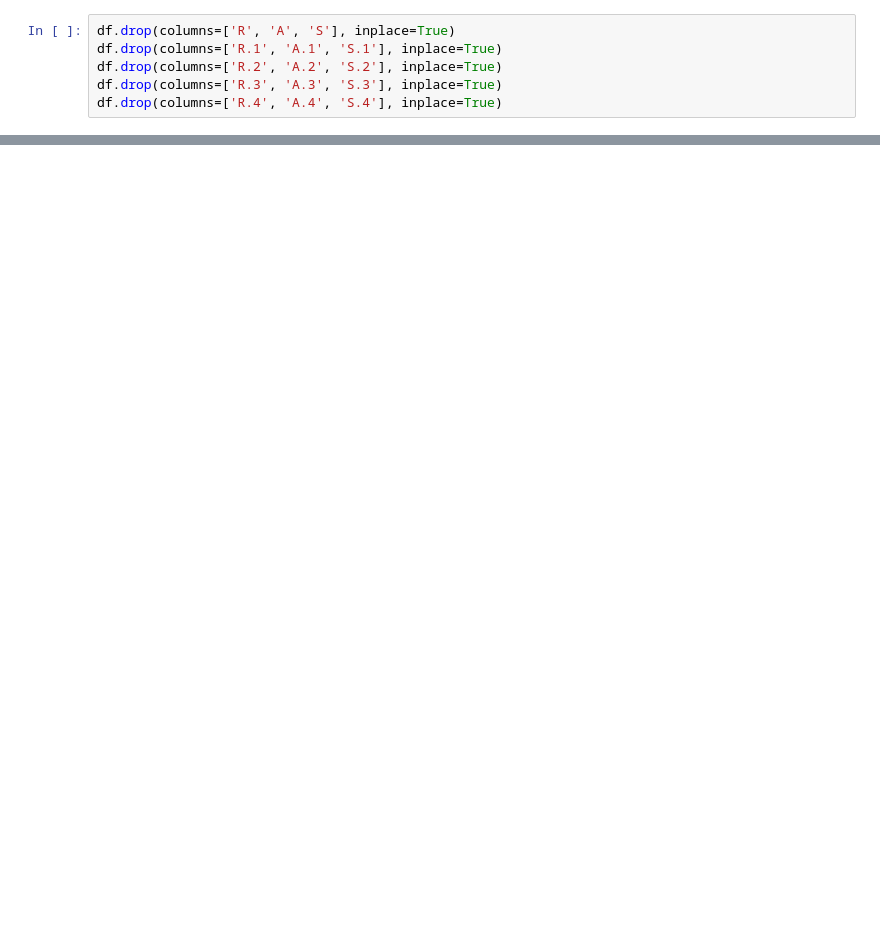
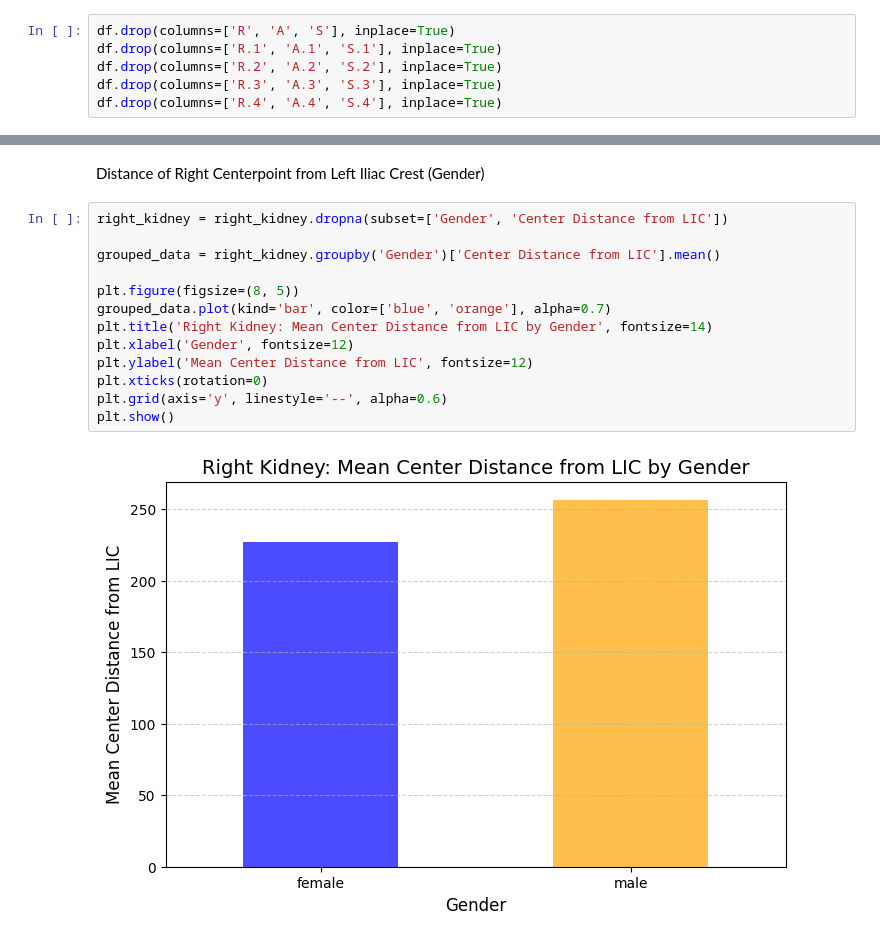
Before and after one commit to legendarychristian/sonovance, a Jupyter notebook: bounding_box.ipynb, the cells around one changed output, grey strips where cells are left out. Drawn from its saved outputs; the diff is of its cells as text; blank space fills up the shorter version.

```diff
--- a/bounding_box.ipynb
+++ b/bounding_box.ipynb
@@ -69,0 +156,17 @@ left_kidney
+# %% [markdown]
+Distance of Right Centerpoint from Left Iliac Crest (Gender)
+# %%
+right_kidney = right_kidney.dropna(subset=['Gender', 'Center Distance from LIC'])
+
+grouped_data = right_kidney.groupby('Gender')['Center Distance from LIC'].mean()
+
+plt.figure(figsize=(8, 5))
+grouped_data.plot(kind='bar', color=['blue', 'orange'], alpha=0.7)
+plt.title('Right Kidney: Mean Center Distance from LIC by Gender', fontsize=14)
+plt.xlabel('Gender', fontsize=12)
+plt.ylabel('Mean Center Distance from LIC', fontsize=12)
+plt.xticks(rotation=0)
+plt.grid(axis='y', linestyle='--', alpha=0.6)
+plt.show()
+# %% [output]
+[figure, added]
```
Also changed, not shown: parts of 20 cells of this notebook, 1 other file.
